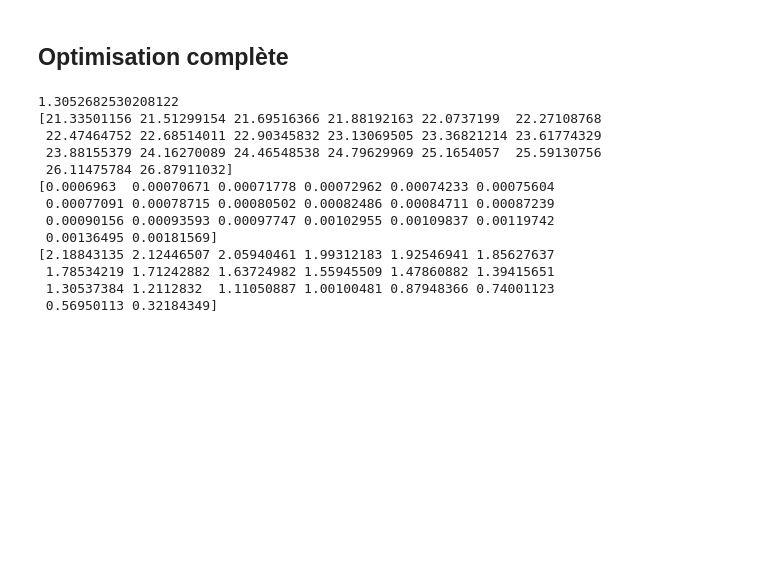
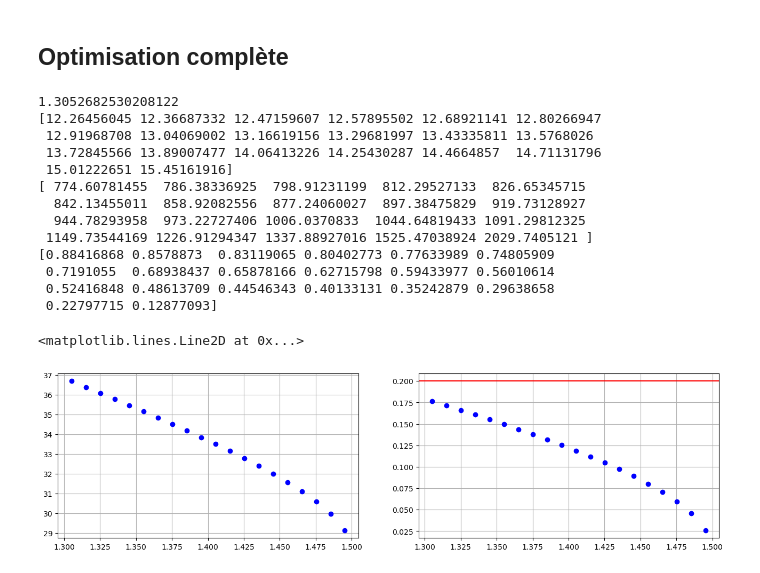
Before and after one commit to MatthieuGuer/MPC, a Jupyter notebook: MPC.ipynb, the cells around one changed output. Saved outputs shown, nothing was run; the diff lists cells and outputs as text; code cells hidden in the pictures; blank space fills up the shorter version.

```diff
--- a/MPC.ipynb
+++ b/MPC.ipynb
@@ -365,7 +354,7 @@ HBox(children=(VBox(children=(Label(value='N'), Label(value='L (m)'), Label(valu
 ## Optimisation complète
 # %%
 E = 4e-3
-tau = 450e-15
+tau0 = 450e-15
 wl = 1030e-9
 M2 = 1.2
 zf = 0.5
@@ -376,28 +365,32 @@ pressure = 1
 n2 = 0.97e-23 #argon
 Rmirror = 25.4e-3   ##diamètre 2 pouces
 
-sigma = 1 - (E/tau)/(3.77*wl**2/(8*np.pi*pressure*n2))
+sigma = 1 - (E/tau0)/(3.77*wl**2/(8*np.pi*pressure*n2))
 
 Lmin = 2*R*E**2 / (E**2 + wl**2*R**2*Jd**2)
 Lmax = 1.999*R
 dL = 0.01
-print(Lmin)
 
 lL = np.arange(Lmin, Lmax, dL)
 lK = []
 lwm = []
 lfl = []
+lfl2 = []
 
-N = 25
+N = 26
 for iL in range(len(lL)):
     L = lL[iL]
-    w0 = np.sqrt(wl *L/(2*np.pi)*np.sqrt(sigma*(2*R/L-1)))
-    x = Rmirror - 3.5 * w0
-    y = 0
+
 
     Cavity = cavity(L=L, RCmirror=R, Rmirror=Rmirror, pressure=pressure, n2=n2, sc=3)
-    Cavity.injection_laser(x_in=x, y_in=y, thetax_in=0, thetay_in=0, E=E, wl=wl, w0=w0, tau0=tau0, z=zf*L, M2=M2)
+    Cavity.injection_laser(x_in=20e-3, y_in=0, thetax_in=0, thetay_in=0, E=E, wl=wl, w0=200e-6, tau0=tau0, z=zf*L, M2=M2)
+    w0 = Cavity.optimize_waist()
     Cavity.optimize_injection(N)
+
+    # print(f'waist = {w0*1e6}µm')
+    # w = w0*(1+L**2/4/(np.pi*w0/wl))
+    # print(f'waist on mirror = {w*1e6}µm')
+
 
     waist_mirror, fluence = Cavity.waists(show=False)
     _ = Cavity.propag_MPC(N, show=False)
@@ -405,22 +398,37 @@ for iL in range(len(lL)):
     lK.append(K)
     lwm.append(waist_mirror)
     lfl.append(fluence)
+    # lfl2.append(E/(M2*np.pi*waist_mirror**2))
 
-
-print(arr(lK))
-print(arr(lwm))
-print(arr(lfl)/Jd)
+lK = arr(lK)
+lwm = arr(lwm)
+lfl = arr(lfl)
+print(lK)
+print(lwm*1e6)
+print(lfl/Jd)
+# print(arr(lfl2)/Jd)
 # %% [output]
 1.3052682530208122
-[21.33501156 21.51299154 21.69516366 21.88192163 22.0737199  22.27108768
- 22.47464752 22.68514011 22.90345832 23.13069505 23.36821214 23.61774329
- 23.88155379 24.16270089 24.46548538 24.79629969 25.1654057  25.59130756
- 26.11475784 26.87911032]
-[0.0006963  0.00070671 0.00071778 0.00072962 0.00074233 0.00075604
- 0.00077091 0.00078715 0.00080502 0.00082486 0.00084711 0.00087239
- 0.00090156 0.00093593 0.00097747 0.00102955 0.00109837 0.00119742
- 0.00136495 0.00181569]
-[2.18843135 2.12446507 2.05940461 1.99312183 1.92546941 1.85627637
- 1.78534219 1.71242882 1.63724982 1.55945509 1.47860882 1.39415651
- 1.30537384 1.2112832  1.11050887 1.00100481 0.87948366 0.74001123
- 0.56950113 0.32184349]
+[12.26456045 12.36687332 12.47159607 12.57895502 12.68921141 12.80266947
+ 12.91968708 13.04069002 13.16619156 13.29681997 13.43335811 13.5768026
+ 13.72845566 13.89007477 14.06413226 14.25430287 14.4664857  14.71131796
+ 15.01222651 15.45161916]
+[ 774.60781455  786.38336925  798.91231199  812.29527133  826.65345715
+  842.13455011  858.92082556  877.24060027  897.38475829  919.73128927
+  944.78293958  973.22727406 1006.0370833  1044.64819433 1091.29812325
+ 1149.73544169 1226.91294347 1337.88927016 1525.47038924 2029.7405121 ]
+[0.88416868 0.8578873  0.83119065 0.80402773 0.77633989 0.74805909
+ 0.7191055  0.68938437 0.65878166 0.62715798 0.59433977 0.56010614
+ 0.52416848 0.48613709 0.44546343 0.40133131 0.35242879 0.29638658
+ 0.22797715 0.12877093]
+# %%
+f, axes = plt.subplots(1,2, figsize=(16,4))
+ax_tau = axes[0]
+ax_fluence = axes[1]
+
+ax_tau.plot(lL, tau0/lK*1e15, 'ob')
+ax_fluence.plot(lL, lfl*1e-4, 'ob')
+ax_fluence.axhline(y=Jd*1e-4, color='r')
+# %% [output]
+<matplotlib.lines.Line2D at 0x...>
+[figure, added]
```
Also changed, not shown: parts of 2 cells of this notebook.
